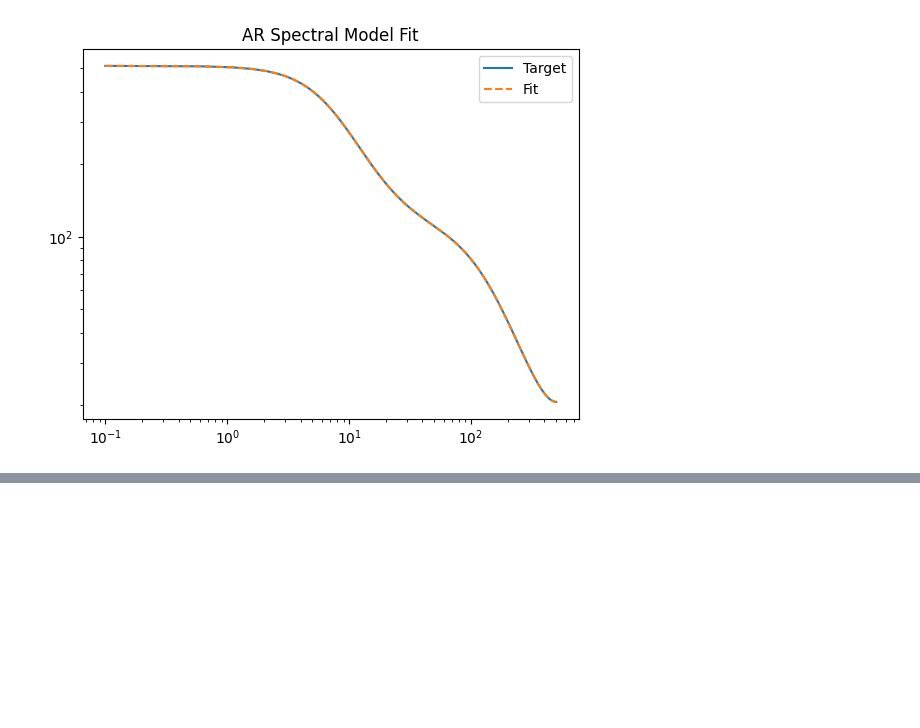
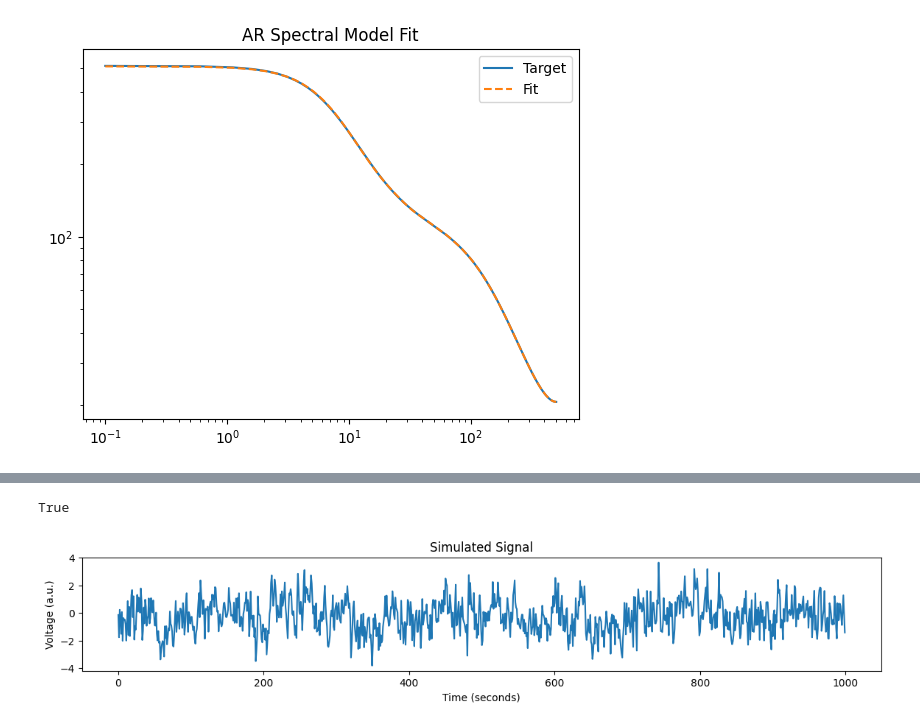
Before and after one commit to voytekresearch/timescale-methods, a Jupyter notebook: docs/examples/everything_is_a_timescale.ipynb, the cells around one changed output, grey strips where cells are left out. Saved outputs shown, nothing was run; the diff lists cells and outputs as text; code cells hidden in the pictures; blank space fills up the shorter version.

```diff
--- a/docs/examples/everything_is_a_timescale.ipynb
+++ b/docs/examples/everything_is_a_timescale.ipynb
@@ -93,0 +111,14 @@ for _powers in powers_prod:
+# %%
+ar.is_stationary
+# %% [output]
+True
+# %%
+sig = ar.simulate(10_000, fs)
+# %%
+plt.figure(figsize=(14, 2))
+plt.plot(sig[:1000]);
+plt.title("Simulated Signal")
+plt.xlabel("Time (seconds)")
+plt.ylabel("Voltage (a.u.)");
+# %% [output]
+[figure, added]
```
Also changed, not shown: parts of 7 cells of this notebook.
